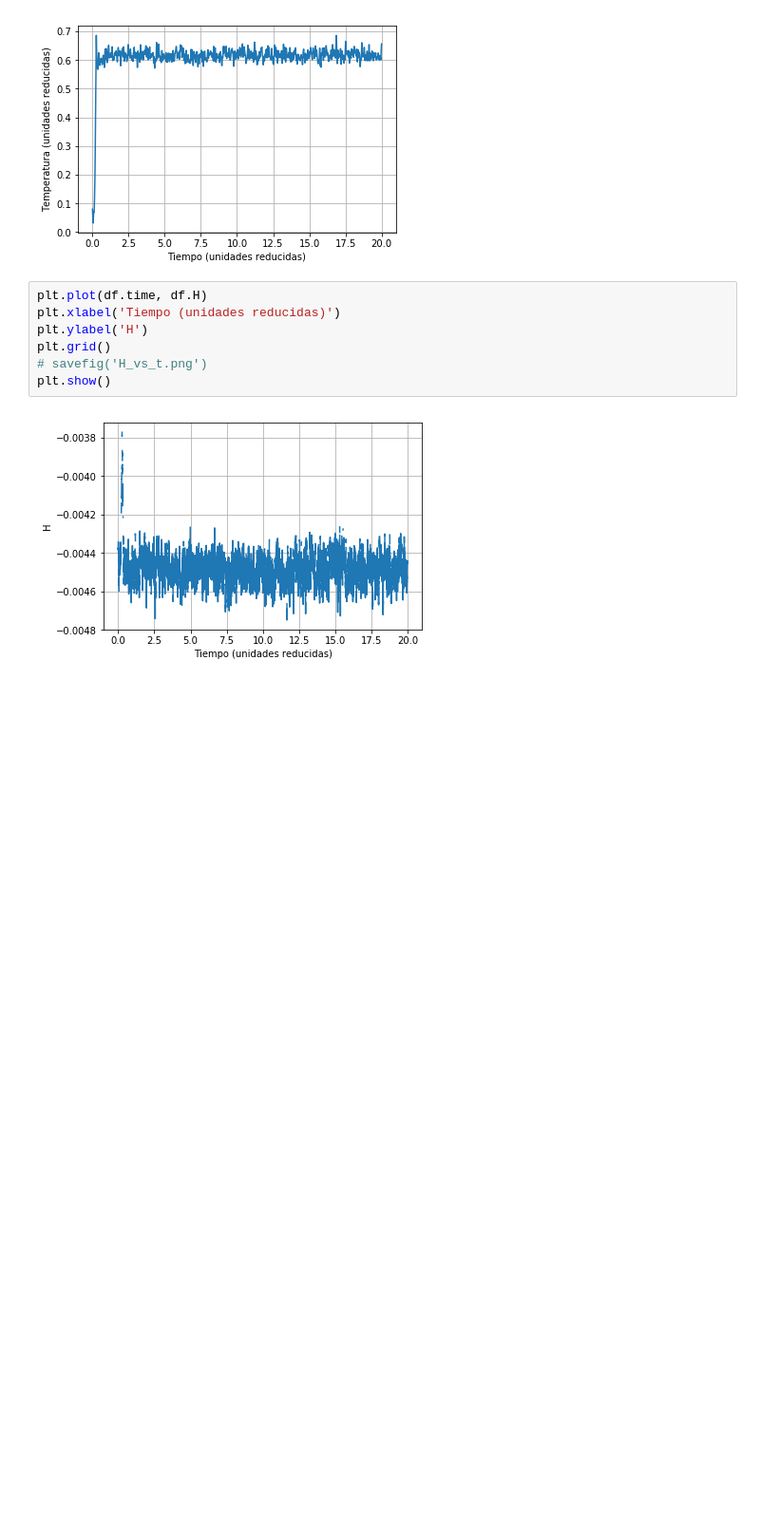
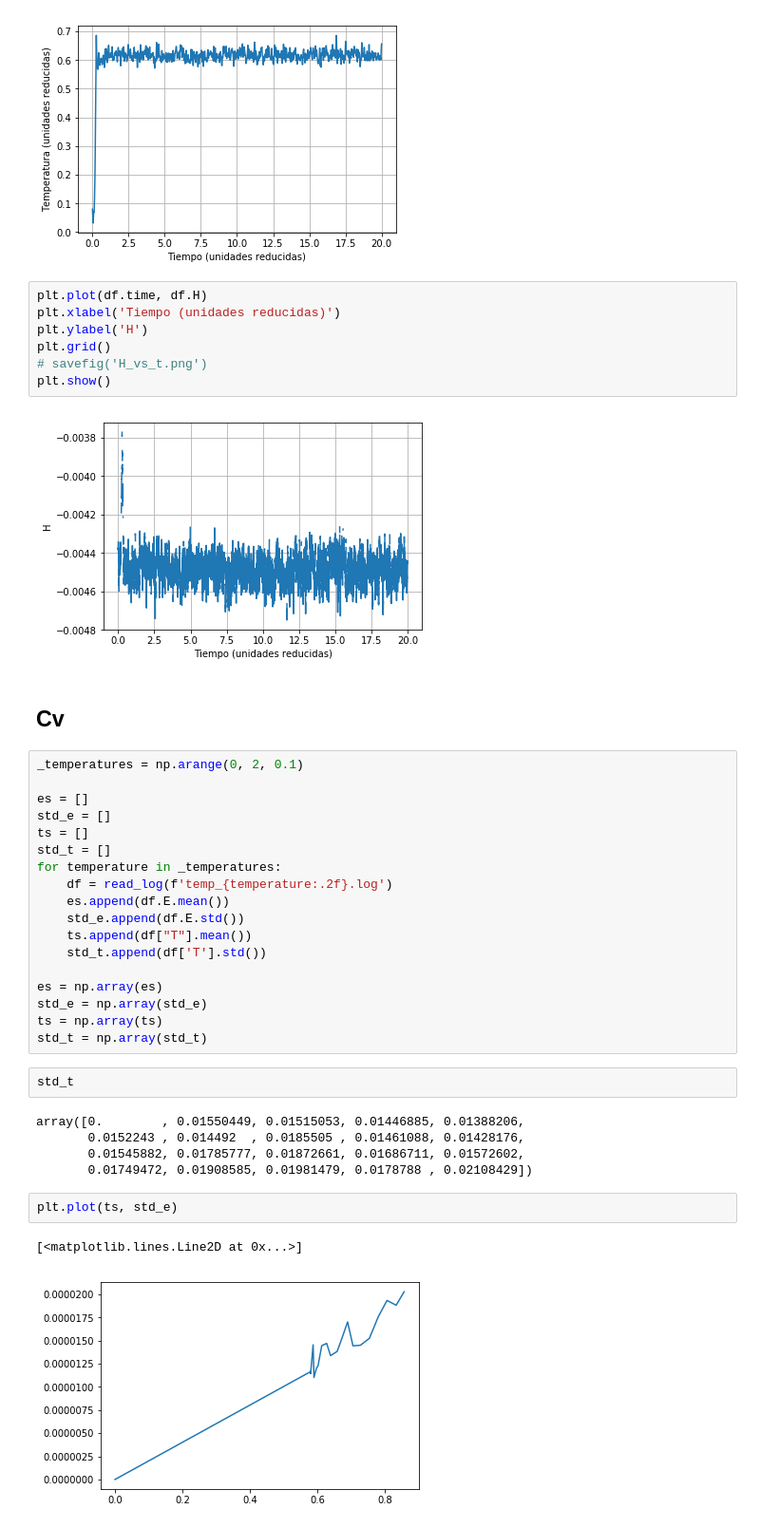
Before and after one commit to gonzalezzfelipe/MD_LJ, a Jupyter notebook: python/Untitled.ipynb, the cells around one changed output. Shown: that part at 95% size. Saved outputs shown, nothing was run; the diff lists cells and outputs as text; blank space fills up the shorter version.

```diff
--- a/python/Untitled.ipynb
+++ b/python/Untitled.ipynb
@@ -57,3 +57,35 @@ plt.grid()
 plt.show()
 # %% [output]
 [figure]
+# %% [markdown]
+## Cv
+# %%
+_temperatures = np.arange(0, 2, 0.1)
+
+es = []
+std_e = []
+ts = []
+std_t = []
+for temperature in _temperatures:
+    df = read_log(f'temp_{temperature:.2f}.log')
+    es.append(df.E.mean())
+    std_e.append(df.E.std())
+    ts.append(df["T"].mean())
+    std_t.append(df['T'].std())
+
+es = np.array(es)
+std_e = np.array(std_e)
+ts = np.array(ts)
+std_t = np.array(std_t)
+# %%
+std_t
+# %% [output]
+array([0.        , 0.01550449, 0.01515053, 0.01446885, 0.01388206,
+       0.0152243 , 0.014492  , 0.0185505 , 0.01461088, 0.01428176,
+       0.01545882, 0.01785777, 0.01872661, 0.01686711, 0.01572602,
+       0.01749472, 0.01908585, 0.01981479, 0.0178788 , 0.02108429])
+# %%
+plt.plot(ts, std_e)
+# %% [output]
+[<matplotlib.lines.Line2D at 0x...>]
+[figure, added]
```
Also changed, not shown: 1 other file.
